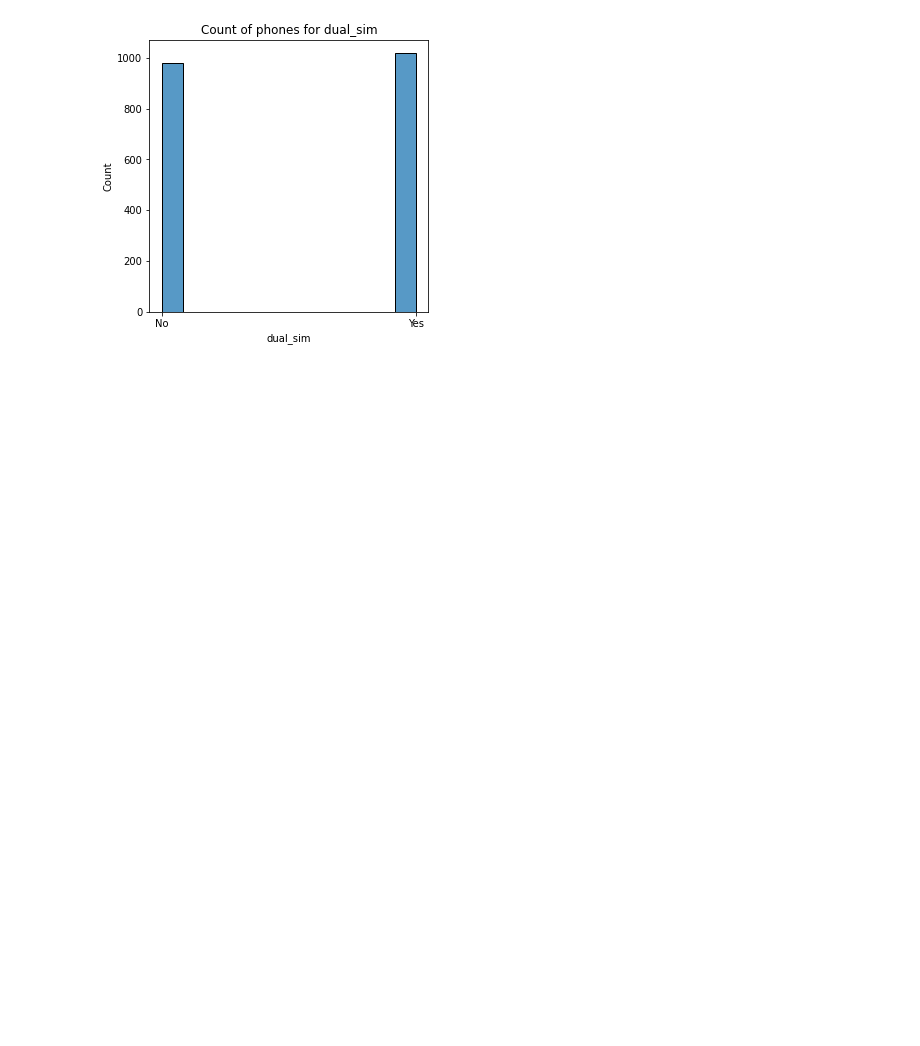
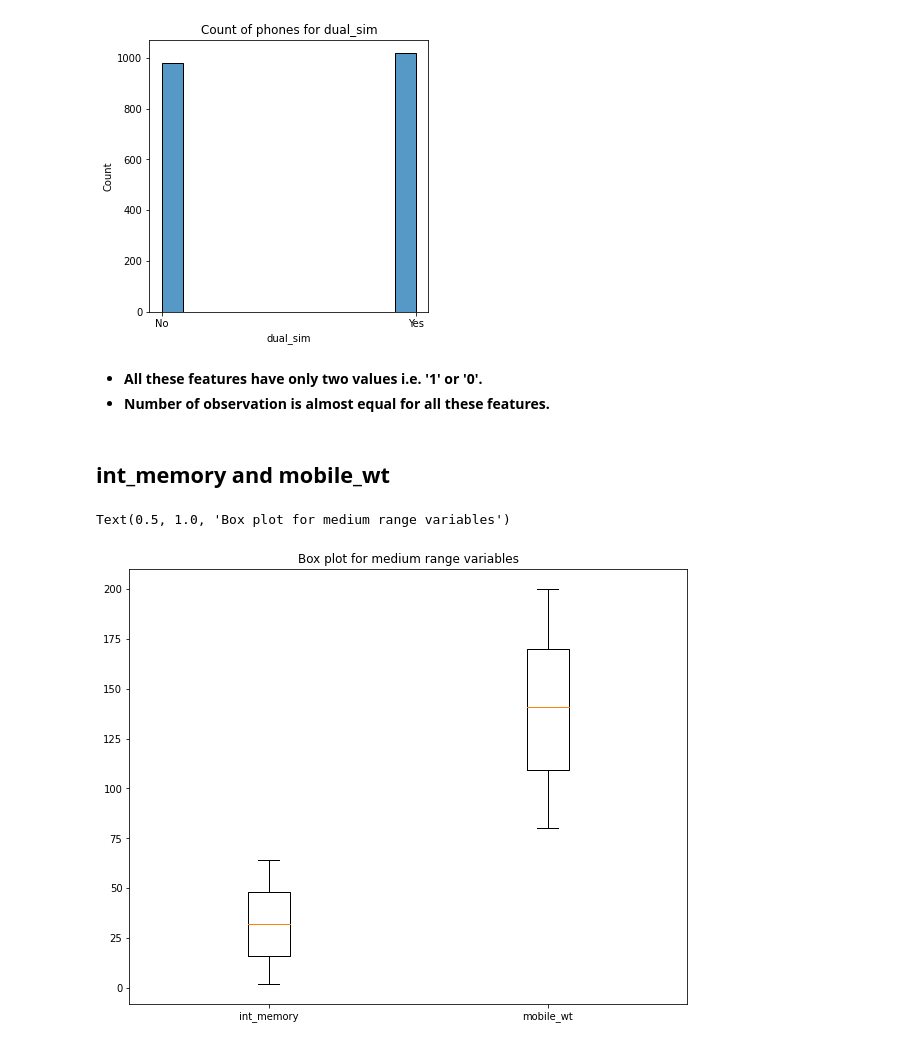
Before and after one commit to vickypandey07/Mobile-Price-Range-Prediction, a Jupyter notebook: Mobile_Price_Range_Prediction_Vikram_Pandey_Capstone_Project_3.ipynb, the cells around one changed output. Saved outputs shown, nothing was run; the diff lists cells and outputs as text; code cells hidden in the pictures; blank space fills up the shorter version.

```diff
--- a/Mobile_Price_Range_Prediction_Vikram_Pandey_Capstone_Project_3.ipynb
+++ b/Mobile_Price_Range_Prediction_Vikram_Pandey_Capstone_Project_3.ipynb
@@ -75,7 +80,7 @@ warnings.filterwarnings('ignore')
 # %%
 # Loading dataset and creating dataframe
 
-df = pd.read_csv('/content/drive/MyDrive/data_mobile_price_range.csv')
+df = pd.read_csv('/content/drive/MyDrive/Copy of data_mobile_price_range.csv')
 # %%
 # Let's use head to look for  first five rows
 
@@ -252,3 +257,20 @@ plt.title('Count of phones for dual_sim')
 # %% [output]
 Text(0.5, 1.0, 'Count of phones for dual_sim')
 [figure]
+# %% [markdown]
+* **All these features have only two values i.e. '1' or '0'.**
+* **Number of observation is almost equal for all these features.**
+# %% [markdown]
+## **int_memory and mobile_wt**
+# %%
+# visualizing stats of these variables using box plots
+
+plt.figure(figsize=(10,8))
+xtick=[1,2]
+label=['int_memory','mobile_wt']
+plt.boxplot(df[['int_memory','mobile_wt']].values)
+plt.xticks(xtick,label)
+plt.title('Box plot for medium range variables')
+# %% [output]
+Text(0.5, 1.0, 'Box plot for medium range variables')
+[figure, added]
```
Also changed, not shown: parts of 33 cells of this notebook.
